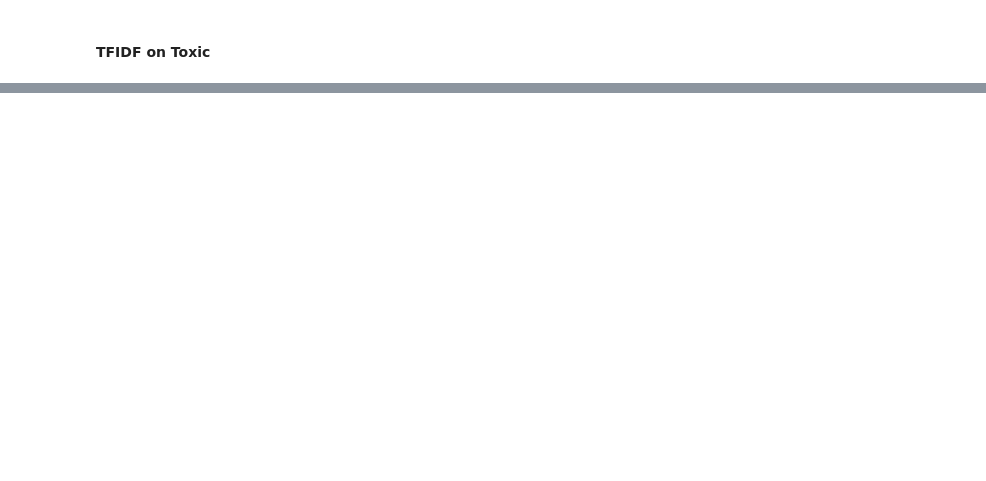
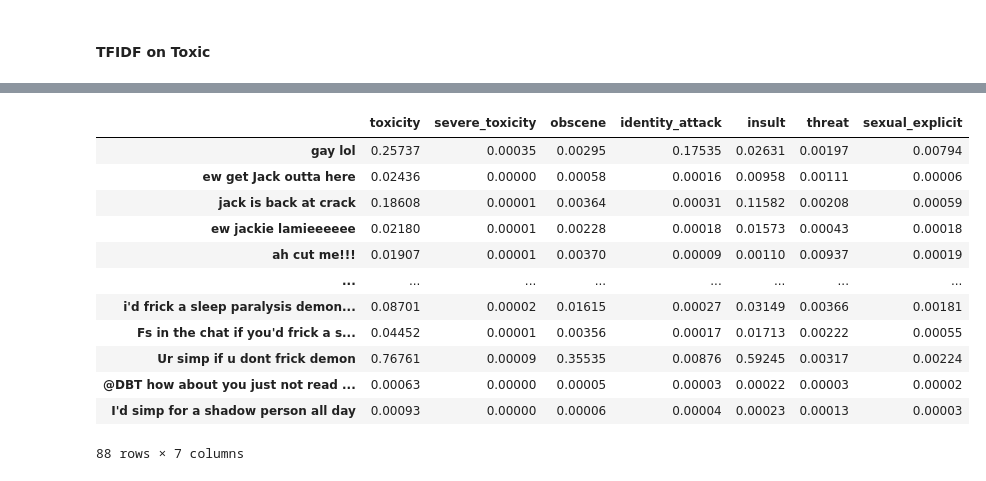
Before and after one commit to feebeef/Twitch-Chat-Log-Toxicity-Analysis, a Jupyter notebook: tfidf_YouTubeX.ipynb, the cells around one changed output, grey strips where cells are left out. Saved outputs shown, nothing was run; the diff lists cells and outputs as text; code cells hidden in the pictures; blank space fills up the shorter version.

```diff
--- a/tfidf_YouTubeX.ipynb
+++ b/tfidf_YouTubeX.ipynb
@@ -582,0 +634,3 @@ vals1.plot.bar()
+# %%
+arr = toxic['message'].to_list()
+arr
@@ -582,0 +655,18 @@ vals1.plot.bar()
+# %%
+results = Detoxify('unbiased').predict(arr)
+newDF = pd.DataFrame(results, index=arr).round(5)
+newDF
+# %% [output]
+|  | toxicity | severe_toxicity | obscene | identity_attack | insult | threat | sexual_explicit |
+| gay lol | 0.25737 | 0.00035 | 0.00295 | 0.17535 | 0.02631 | 0.00197 | 0.00794 |
+| ew get Jack outta here | 0.02436 | 0.00000 | 0.00058 | 0.00016 | 0.00958 | 0.00111 | 0.00006 |
+| jack is back at crack | 0.18608 | 0.00001 | 0.00364 | 0.00031 | 0.11582 | 0.00208 | 0.00059 |
+| ew jackie lamieeeeee | 0.02180 | 0.00001 | 0.00228 | 0.00018 | 0.01573 | 0.00043 | 0.00018 |
+| ah cut me!!! | 0.01907 | 0.00001 | 0.00370 | 0.00009 | 0.00110 | 0.00937 | 0.00019 |
+| ... | ... | ... | ... | ... | ... | ... | ... |
+| i'd frick a sleep paralysis demon... | 0.08701 | 0.00002 | 0.01615 | 0.00027 | 0.03149 | 0.00366 | 0.00181 |
+| Fs in the chat if you'd frick a s... | 0.04452 | 0.00001 | 0.00356 | 0.00017 | 0.01713 | 0.00222 | 0.00055 |
+| Ur simp if u dont frick demon | 0.76761 | 0.00009 | 0.35535 | 0.00876 | 0.59245 | 0.00317 | 0.00224 |
+| @DBT how about you just not read ... | 0.00063 | 0.00000 | 0.00005 | 0.00003 | 0.00022 | 0.00003 | 0.00002 |
+| I'd simp for a shadow person all day | 0.00093 | 0.00000 | 0.00006 | 0.00004 | 0.00023 | 0.00013 | 0.00003 |
+88 rows × 7 columns
```
Also changed, not shown: parts of 31 cells of this notebook, 1 other file.
